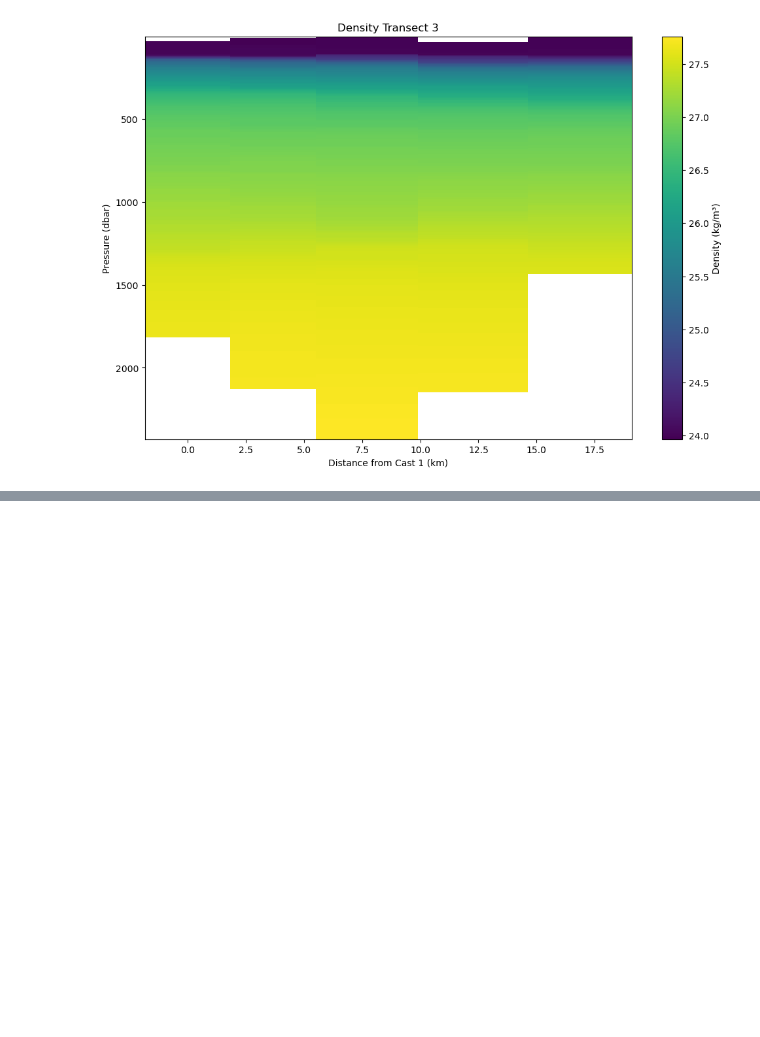
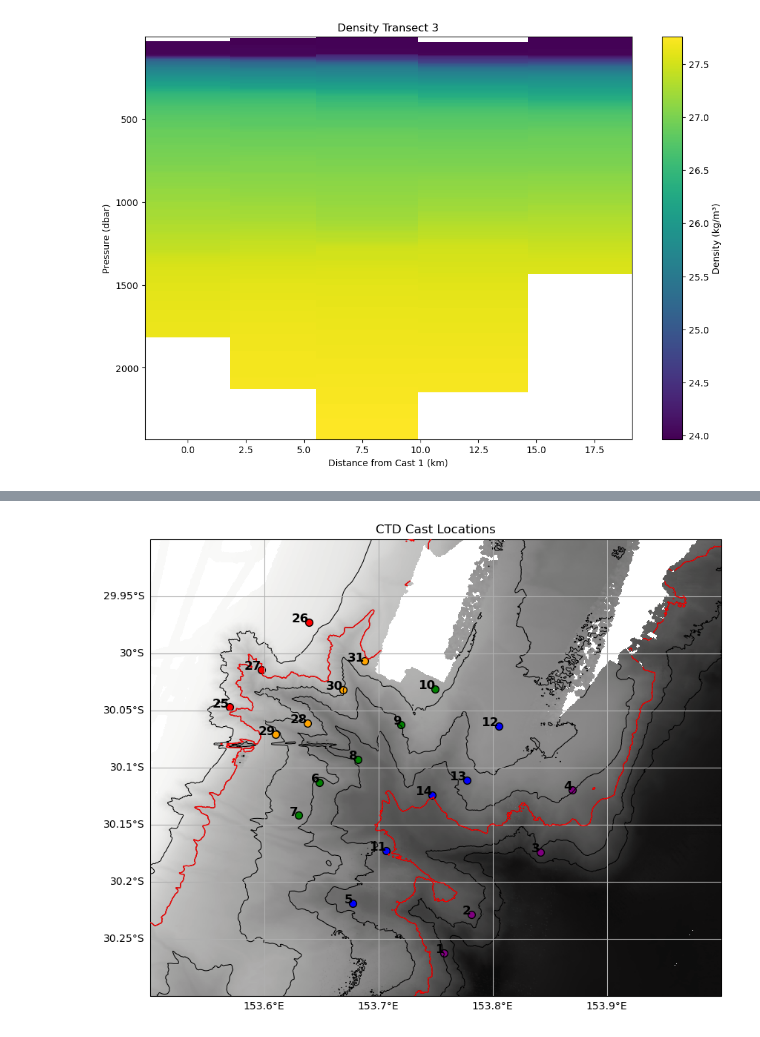
Before and after one commit to Isabela-conde/IN2024_V04-Data-Analysis, a Jupyter notebook: CTD/CTD_Temperature_Transects.ipynb, the cells around one changed output, grey strips where cells are left out. Drawn from its saved outputs; the diff is of its cells as text; code cells hidden in the pictures; blank space fills up the shorter version.

```diff
--- a/CTD/CTD_Temperature_Transects.ipynb
+++ b/CTD/CTD_Temperature_Transects.ipynb
@@ -733,0 +772,37 @@ for i, ds in enumerate(transects_datasets):
+# %%
+def ctd_casts_bathy(transect_casts):
+    # Create the plot
+    fig = plt.figure(figsize=(18, 8))
+    ax = plt.axes(projection=ccrs.PlateCarree())
+    ax.set_extent([153.5, 154, -30.3, -29.9])
+    im = ax.pcolormesh(multi.lon,multi.lat,multi.Band1,cmap='cmo.gray',zorder=1)
+    ax.contour(multi.lon,multi.lat,multi.Band1,levels=np.arange(-4000,-100,500),colors='k',linewidths=.75,linestyles='solid',zorder=2)
+    ax.contour(multi.lon,multi.lat,multi.Band1,levels=[-3000,-1000],colors='red',linewidths=1,linestyles='solid',zorder=3)
+    im.set_clim(-5000,0)
+
+    # Add gridlines
+    gl=ax.gridlines(draw_labels=True)
+    gl.right_labels = False
+    gl.top_labels = False
+    gl.left_labels = True
+    gl.bottom_labels = True
+
+    # Plot the CTD locations for each transect
+    colors = ['purple', 'blue', 'green','orange','red']
+
+    for i, casts in enumerate(transects_casts):
+        latitudes = [cast['latitude'] for cast in casts]
+        longitudes = [cast['longitude'] for cast in casts]
+        ax.scatter(longitudes, latitudes, color=colors[i], edgecolor='black', s=50, label=f'Transect {i+1}')
+        for j, (lat, lon) in enumerate(zip(latitudes, longitudes)):
+            ax.text(lon, lat, str(transects_indices[i][j]), fontsize=12,fontweight='bold', ha='right')
+
+    # Set the title
+    ax.set_title('CTD Cast Locations')
+
+    # Show the plot
+    plt.show()
+
+ctd_casts_bathy(transect_casts)
+# %% [output]
+[figure, added]
```
Also changed, not shown: parts of 9 cells of this notebook, 1 other file.
